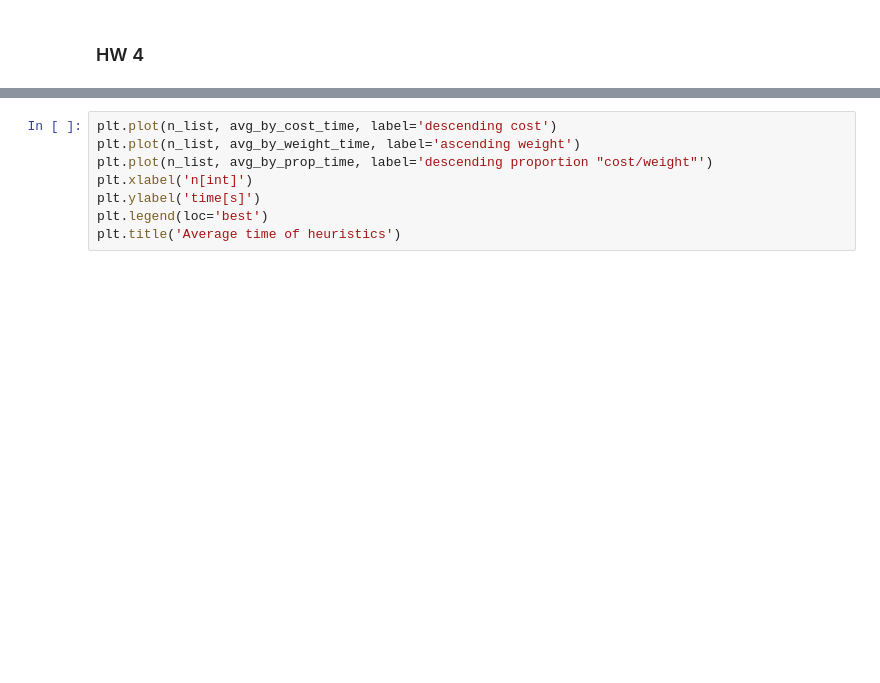
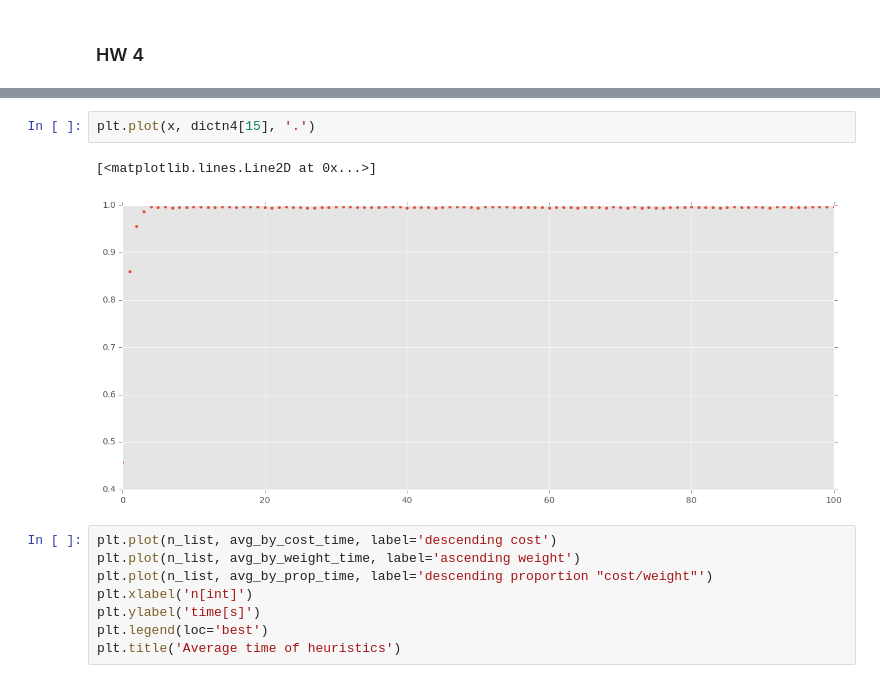
Before and after one commit to bobirdmi/MI-PAA, a Jupyter notebook: hw4.ipynb, the cells around one changed output, grey strips where cells are left out. Cells and saved outputs as stored; diff of their text form; blank space fills up the shorter version.

```diff
--- a/hw4.ipynb
+++ b/hw4.ipynb
@@ -170,3 +173,8 @@ for n in n_list:
+# %%
+plt.plot(x, dictn4[15], '.')
+# %% [output]
+[<matplotlib.lines.Line2D at 0x...>]
+[figure, added]
 # %%
 plt.plot(n_list, avg_by_cost_time, label='descending cost')
 plt.plot(n_list, avg_by_weight_time, label='ascending weight')
```
Also changed, not shown: parts of 12 cells of this notebook.
